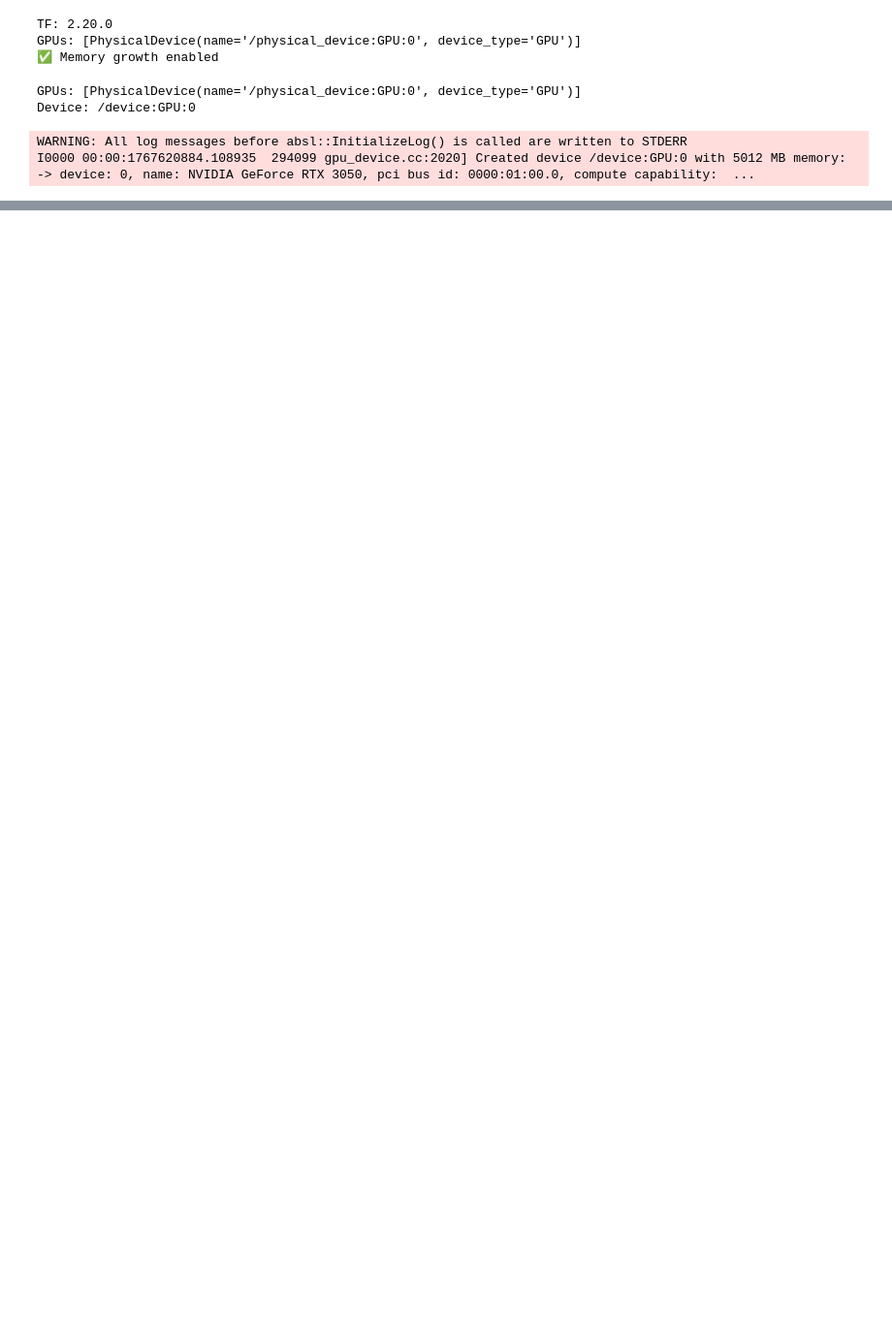
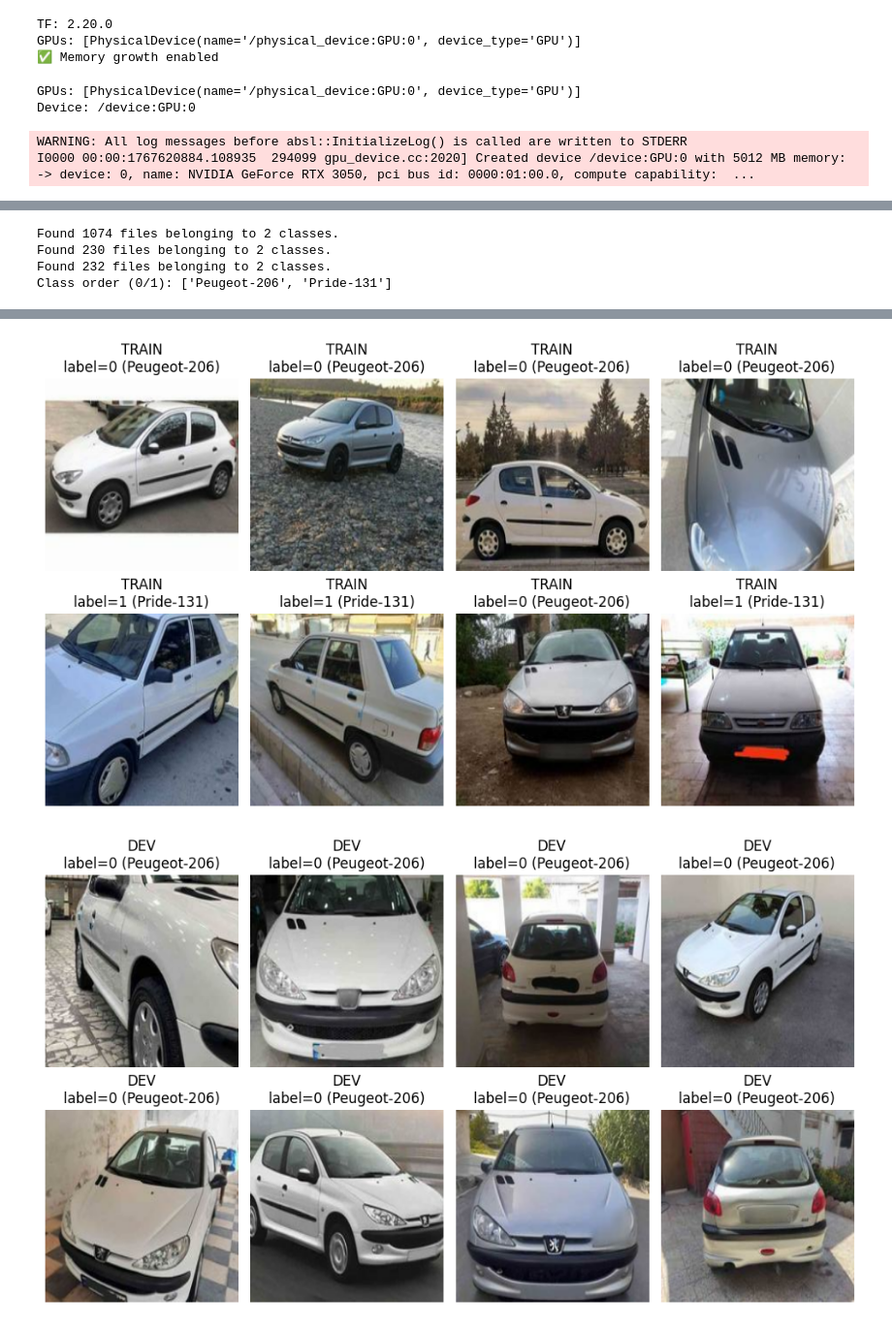
Before and after one commit to mmnsrti/ai_learning, a Jupyter notebook: ml/Ml_projects/car brand/cnn.ipynb, the cells around one changed output, grey strips where cells are left out. Shown at 97% size. Saved outputs shown, nothing was run; the diff lists cells and outputs as text; code cells hidden in the pictures; blank space fills up the shorter version.

```diff
--- a/ml/Ml_projects/car brand/cnn.ipynb
+++ b/ml/Ml_projects/car brand/cnn.ipynb
@@ -72,0 +47,67 @@ Class order (0/1): ['Peugeot-206', 'Pride-131']
+# %%
+import os
+import tensorflow as tf
+
+SEED = 42
+SPLIT_DIR = os.path.join(DATA_DIR, "split")
+
+train_dir = os.path.join(SPLIT_DIR, "train")
+dev_dir   = os.path.join(SPLIT_DIR, "val")   # dev = validation
+test_dir  = os.path.join(SPLIT_DIR, "test")
+
+train_ds = tf.keras.utils.image_dataset_from_directory(
+    train_dir,
+    class_names=SELECTED_CLASSES,
+    seed=SEED,
+    image_size=(IMG_SIZE, IMG_SIZE),
+    batch_size=BATCH_SIZE,
+    label_mode="binary",
+    shuffle=True,
+)
+
+dev_ds = tf.keras.utils.image_dataset_from_directory(
+    dev_dir,
+    class_names=SELECTED_CLASSES,
+    seed=SEED,
+    image_size=(IMG_SIZE, IMG_SIZE),
+    batch_size=BATCH_SIZE,
+    label_mode="binary",
+    shuffle=False,
+)
+
+test_ds = tf.keras.utils.image_dataset_from_directory(
+    test_dir,
+    class_names=SELECTED_CLASSES,
+    seed=SEED,
+    image_size=(IMG_SIZE, IMG_SIZE),
+    batch_size=BATCH_SIZE,
+    label_mode="binary",
+    shuffle=False,
+)
+
+print("Class order (0/1):", train_ds.class_names)
+# %% [output]
+Found 1074 files belonging to 2 classes.
+Found 230 files belonging to 2 classes.
+Found 232 files belonging to 2 classes.
+Class order (0/1): ['Peugeot-206', 'Pride-131']
+# %%
+import matplotlib.pyplot as plt
+
+def show_batch(ds, title):
+    plt.figure(figsize=(10, 6))
+    for images, labels in ds.take(1):
+        for i in range(8):
+            ax = plt.subplot(2, 4, i+1)
+            plt.imshow(images[i].numpy().astype("uint8"))
+            # labels have shape (batch, 1); extract a Python scalar with .item()
+            y = int(labels[i].numpy().item())
+            plt.title(f"{title}\nlabel={y} ({train_ds.class_names[y]})")
+            plt.axis("off")
+    plt.tight_layout()
+    plt.show()
+
+show_batch(train_ds, "TRAIN")
+show_batch(dev_ds,   "DEV")
+show_batch(test_ds,  "TEST")
+# %% [output]
@@ -72,0 +115,2 @@ Class order (0/1): ['Peugeot-206', 'Pride-131']
+[figure, added]
+[figure, added]
```
Also changed, not shown: parts of 8 cells of this notebook.
